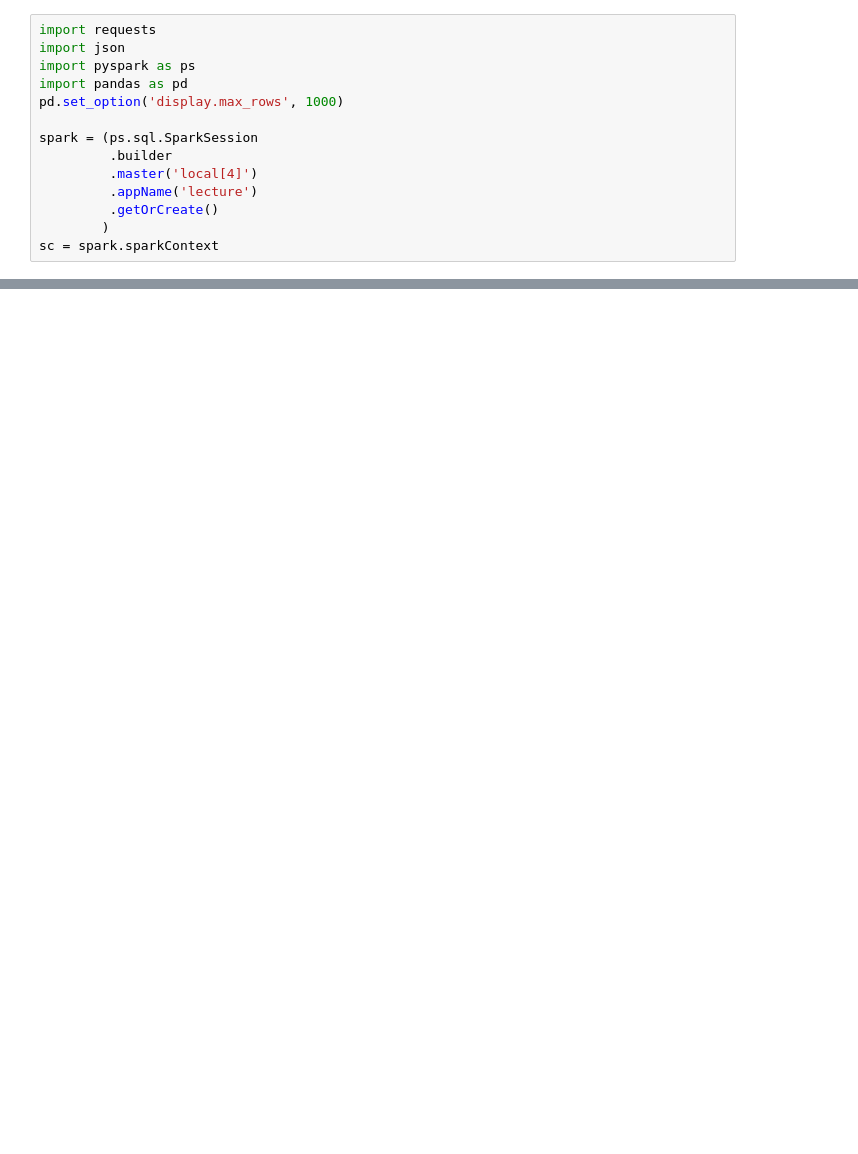
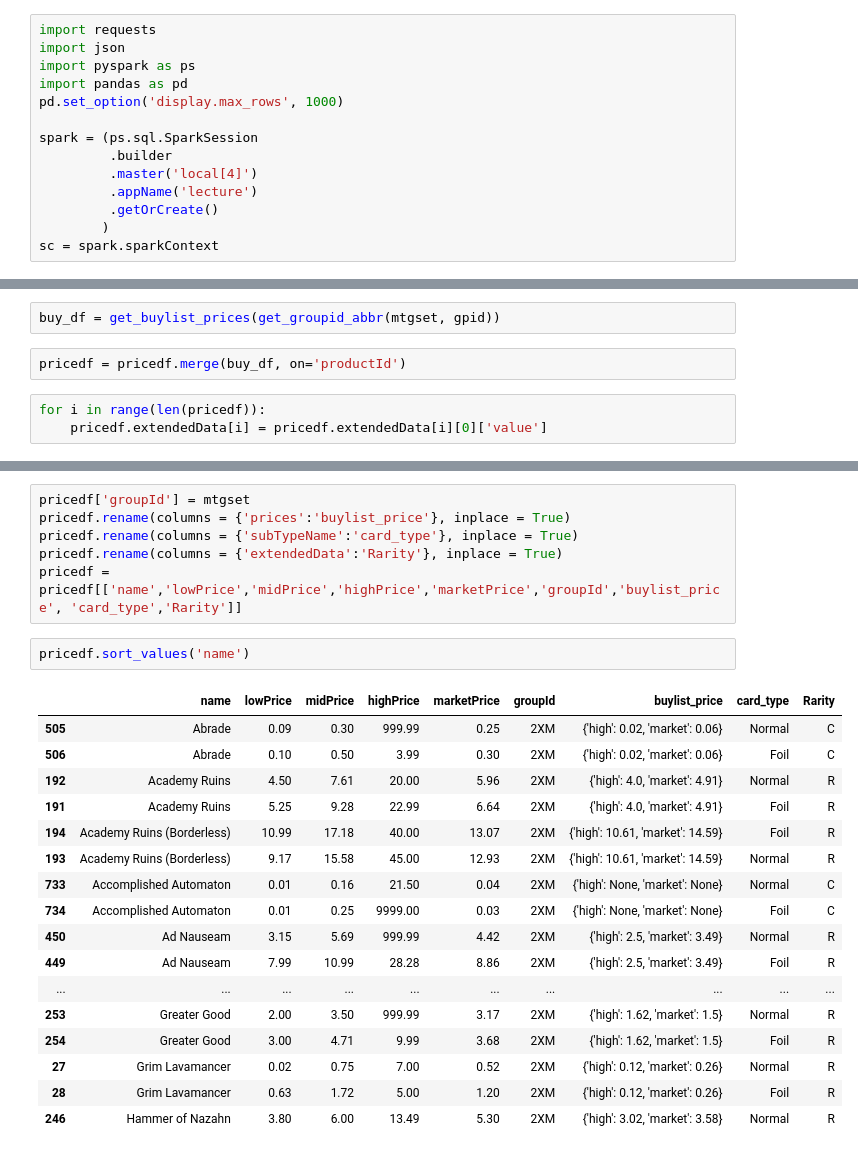
Before and after one commit to chriscoyle38/MTGDataProject, a Jupyter notebook: Magic Capstone.ipynb, the cells around one changed output, grey strips where cells are left out. Cells and saved outputs as stored; diff of their text form; blank space fills up the shorter version.

```diff
--- a/Magic Capstone.ipynb
+++ b/Magic Capstone.ipynb
@@ -110,0 +74,7 @@ df.merge(zendf, on='productId')
+# %%
+buy_df = get_buylist_prices(get_groupid_abbr(mtgset, gpid))
+# %%
+pricedf = pricedf.merge(buy_df, on='productId')
+# %%
+for i in range(len(pricedf)):
+    pricedf.extendedData[i] = pricedf.extendedData[i][0]['value']
@@ -110,0 +99,26 @@ df.merge(zendf, on='productId')
+# %%
+pricedf['groupId'] = mtgset
+pricedf.rename(columns = {'prices':'buylist_price'}, inplace = True)
+pricedf.rename(columns = {'subTypeName':'card_type'}, inplace = True)
+pricedf.rename(columns = {'extendedData':'Rarity'}, inplace = True)
+pricedf = pricedf[['name','lowPrice','midPrice','highPrice','marketPrice','groupId','buylist_price', 'card_type','Rarity']]
+# %%
+pricedf.sort_values('name')
+# %% [output]
+|  | name | lowPrice | midPrice | highPrice | marketPrice | groupId | buylist_price | card_type | Rarity |
+| 505 | Abrade | 0.09 | 0.30 | 999.99 | 0.25 | 2XM | {'high': 0.02, 'market': 0.06} | Normal | C |
+| 506 | Abrade | 0.10 | 0.50 | 3.99 | 0.30 | 2XM | {'high': 0.02, 'market': 0.06} | Foil | C |
+| 192 | Academy Ruins | 4.50 | 7.61 | 20.00 | 5.96 | 2XM | {'high': 4.0, 'market': 4.91} | Normal | R |
+| 191 | Academy Ruins | 5.25 | 9.28 | 22.99 | 6.64 | 2XM | {'high': 4.0, 'market': 4.91} | Foil | R |
+| 194 | Academy Ruins (Borderless) | 10.99 | 17.18 | 40.00 | 13.07 | 2XM | {'high': 10.61, 'market': 14.59} | Foil | R |
+| 193 | Academy Ruins (Borderless) | 9.17 | 15.58 | 45.00 | 12.93 | 2XM | {'high': 10.61, 'market': 14.59} | Normal | R |
+| 733 | Accomplished Automaton | 0.01 | 0.16 | 21.50 | 0.04 | 2XM | {'high': None, 'market': None} | Normal | C |
+| 734 | Accomplished Automaton | 0.01 | 0.25 | 9999.00 | 0.03 | 2XM | {'high': None, 'market': None} | Foil | C |
+| 450 | Ad Nauseam | 3.15 | 5.69 | 999.99 | 4.42 | 2XM | {'high': 2.5, 'market': 3.49} | Normal | R |
+| 449 | Ad Nauseam | 7.99 | 10.99 | 28.28 | 8.86 | 2XM | {'high': 2.5, 'market': 3.49} | Foil | R |
+| ... | ... | ... | ... | ... | ... | ... | ... | ... | ... |
+| 253 | Greater Good | 2.00 | 3.50 | 999.99 | 3.17 | 2XM | {'high': 1.62, 'market': 1.5} | Normal | R |
+| 254 | Greater Good | 3.00 | 4.71 | 9.99 | 3.68 | 2XM | {'high': 1.62, 'market': 1.5} | Foil | R |
+| 27 | Grim Lavamancer | 0.02 | 0.75 | 7.00 | 0.52 | 2XM | {'high': 0.12, 'market': 0.26} | Normal | R |
+| 28 | Grim Lavamancer | 0.63 | 1.72 | 5.00 | 1.20 | 2XM | {'high': 0.12, 'market': 0.26} | Foil | R |
+| 246 | Hammer of Nazahn | 3.80 | 6.00 | 13.49 | 5.30 | 2XM | {'high': 3.02, 'market': 3.58} | Normal | R |
```
Also changed, not shown: parts of 11 cells of this notebook.
